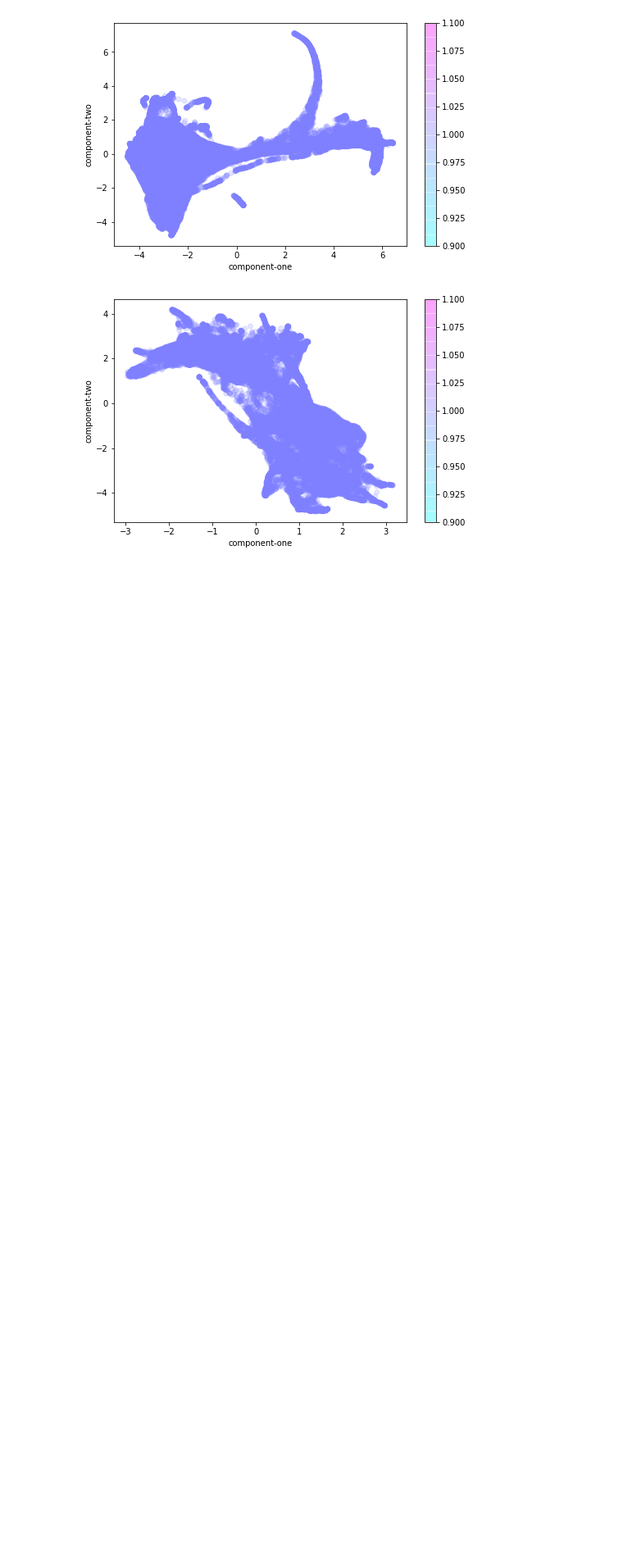
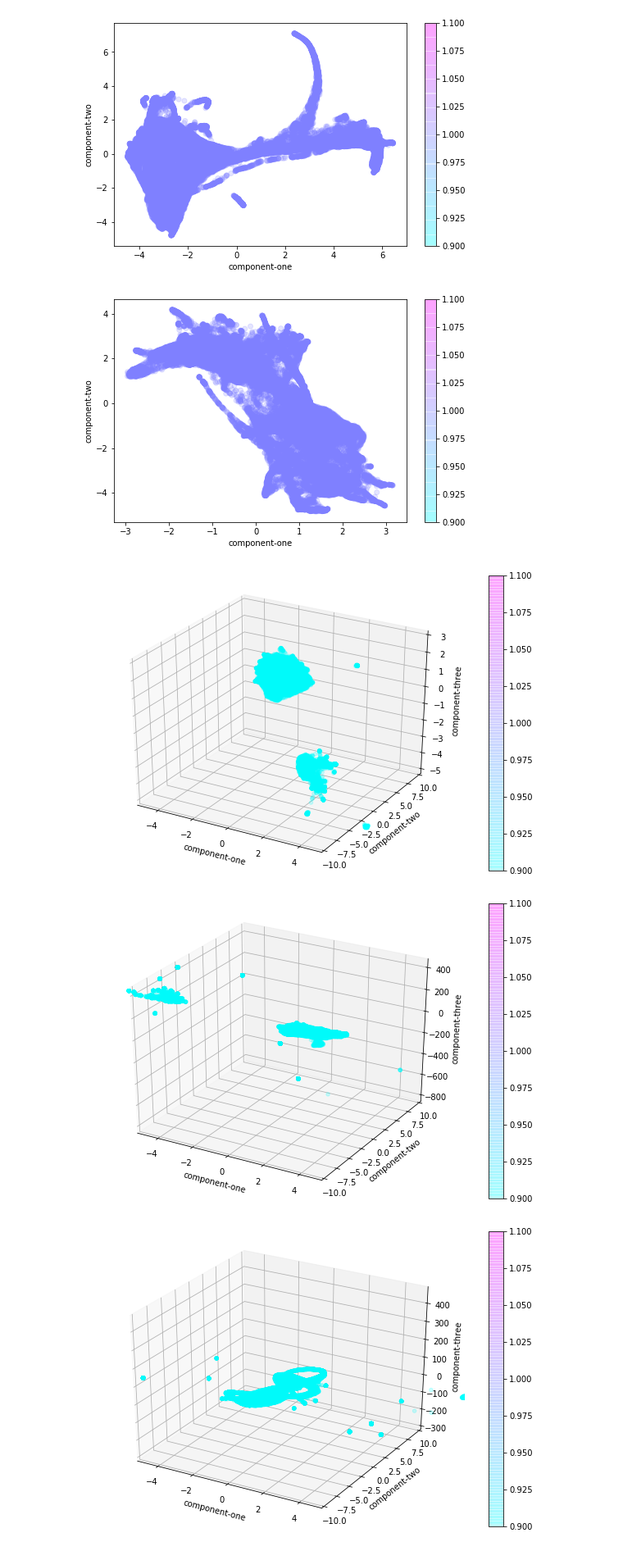
Before and after one commit to ashea2nd/VAE-EHR, a Jupyter notebook: experiments/200210_mixehr_imputation/visualize_representations_mixehr_imputation.ipynb, the cells around one changed output. Shown at 82% size. Drawn from its saved outputs; the diff is of its cells as text; code cells hidden in the pictures; blank space fills up the shorter version.

```diff
--- a/experiments/200210_mixehr_imputation/visualize_representations_mixehr_imputation.ipynb
+++ b/experiments/200210_mixehr_imputation/visualize_representations_mixehr_imputation.ipynb
@@ -185,0 +177,66 @@ subject_ids_col = pd.read_csv(subject_ids_col_path)
+# %%
+###Encode and plot 3d Data
+
+X_umap_3d_v = pickle.load(open("X_umap_3d_vanilla.p", 'rb'))
+mean_umap_3d_v = pickle.load(open("mean_umap_3d_vanilla.p", 'rb'))
+var_umap_3d_v = pickle.load(open("var_umap_3d_vanilla.p", 'rb'))
+
+alpha3d = 0.2
+
+visualizer.plot3d(
+    X=X_umap_3d_v,
+    filename="Patient_Clusters_3D_exp_{}_epoch_{}{}".format(experiment_name, epoch, "_everyone_no_outlier"),
+    colors=[1 for i in range(X_umap_3d_v.shape[0])],
+    alpha = alpha3d,
+    xlim=(-5, 5),
+    ylim=(-10, 10)
+)
+
+visualizer.plot3d(
+    X=mean_umap_3d_v,
+    filename="Patient_Clusters_3D_exp_{}_epoch_{}{}".format(experiment_name, epoch, "_everyone_means_no_outlier"),
+    colors=[1 for i in range(X_umap_3d_v.shape[0])],
+    alpha = alpha3d,
+    xlim=(-5, 5),
+    ylim=(-10, 10)
+)
+
+visualizer.plot3d(
+    X=var_umap_3d_v,
+    filename="Patient_Clusters_3D_exp_{}_epoch_{}{}".format(experiment_name, epoch, "_everyone_vars_no_outlier"),
+    colors=[1 for i in range(X_umap_3d_v.shape[0])],
+    alpha = alpha3d,
+    xlim=(-5, 5),
+    ylim=(-10, 10)
+)
+
+visualizer.plot2d(
+    X=X_umap_3d_v[:, :-1],
+    filename="Patient_Clusters_2D_exp_{}_epoch_{}{}".format(experiment_name, epoch, "_everyone_from_3d_no_outlier"),
+    colors=[1 for i in range(X_umap_3d_v.shape[0])],
+    alpha = alpha3d,
+    xlim=(-5, 5),
+    ylim=(-10, 10)
+)
+
+visualizer.plot2d(
+    X=mean_umap_3d_v[:, :-1],
+    filename="Patient_Clusters_2D_exp_{}_epoch_{}{}".format(experiment_name, epoch, "_everyone_means_from_3d_no_outlier"),
+    colors=[1 for i in range(X_umap_3d_v.shape[0])],
+    alpha = alpha3d,
+    xlim=(-5, 5),
+    ylim=(-10, 10)
+)
+
+visualizer.plot2d(
+    X=var_umap_3d_v[:, :-1],
+    filename="Patient_Clusters_2D_exp_{}_epoch_{}{}".format(experiment_name, epoch, "_everyone_vars_from_3d_no_outlier"),
+    colors=[1 for i in range(X_umap_3d_v.shape[0])],
+    alpha = alpha3d,
+    xlim=(-5, 5),
+    ylim=(-10, 10)
+)
+# %% [output]
+[figure, added]
+[figure, added]
+[figure, added]
```
Also changed, not shown: parts of 5 cells of this notebook, 25 other files.
